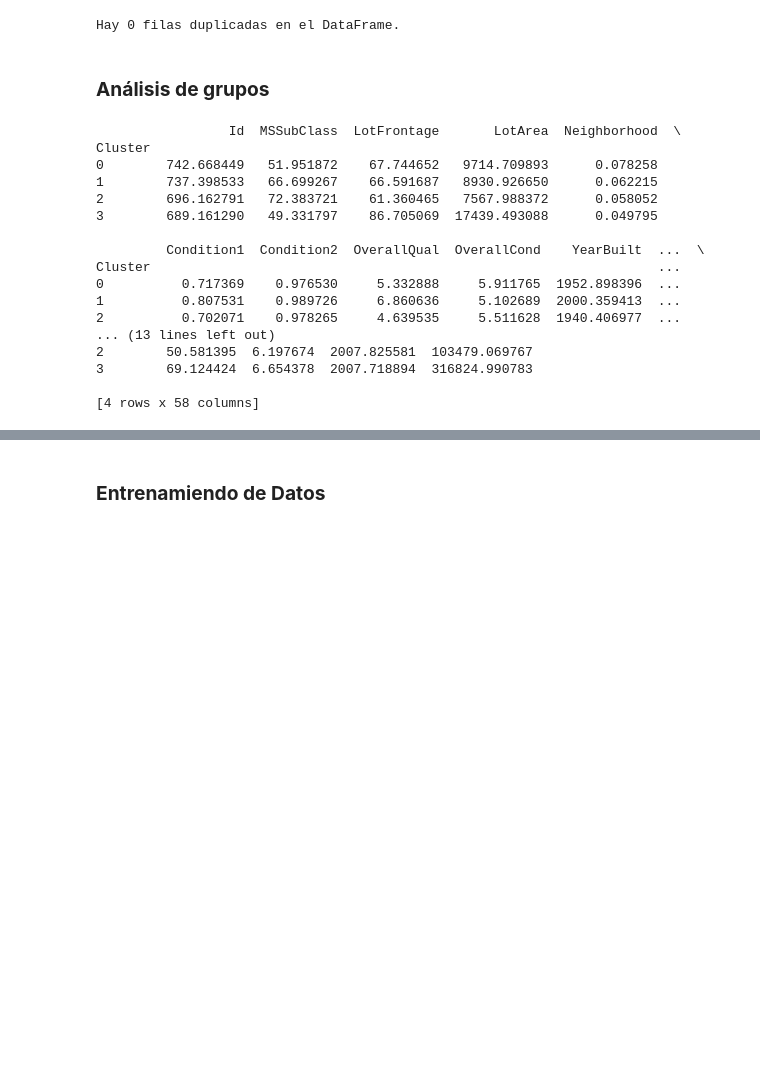
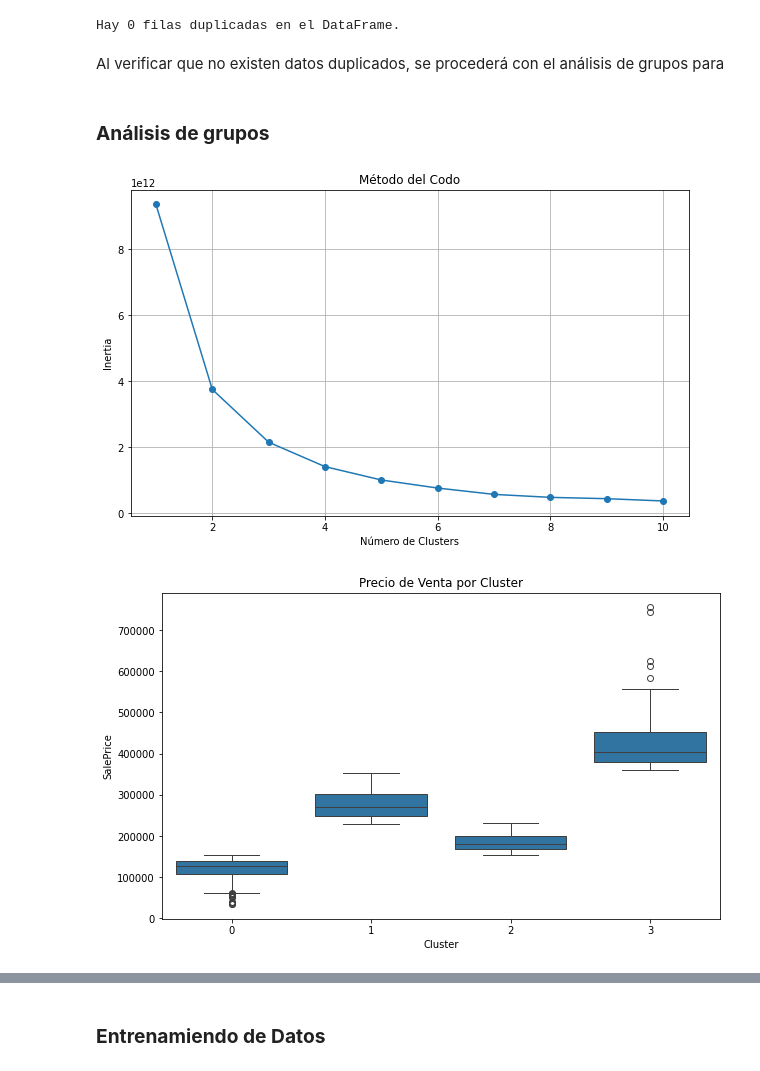
Before and after one commit to paulabaal12/PROY2-DM, a Jupyter notebook: proyecto.ipynb, the cells around one changed output, grey strips where cells are left out. Cells and saved outputs as stored; diff of their text form; code cells hidden in the pictures; blank space fills up the shorter version.

```diff
--- a/proyecto.ipynb
+++ b/proyecto.ipynb
@@ -298,43 +292,42 @@ duplicated_data = data.duplicated()
 print(f"Hay {duplicated_data.sum()} filas duplicadas en el DataFrame.")
 # %% [output]
 Hay 0 filas duplicadas en el DataFrame.
+# %% [markdown]
+Al verificar que no existen datos duplicados, se procederá con el análisis de grupos para
 # %% [markdown]
 ### **Análisis de grupos**
-# %%
-# características numéricas para el clustering
-numeric_features = data.select_dtypes(include=[np.number])
-
-# Manejar los valores faltantes llenándolos con la media de cada columna
-numeric_features = numeric_features.fillna(numeric_features.median())
-
-# Escalar los datos
-scaler = StandardScaler()
-scaled_data = scaler.fit_transform(numeric_features)
-
-# Aplicar K-Means para identificar los grupos
-kmeans = KMeans(n_clusters=4, random_state=42)
-data['Cluster'] = kmeans.fit_predict(scaled_data)
-
-# Analizar las características de cada grupo
-cluster_analysis = numeric_features.copy()
-cluster_analysis['Cluster'] = data['Cluster']
-cluster_analysis = cluster_analysis.groupby('Cluster').mean()
-print(cluster_analysis)
-# %% [output]
-                 Id  MSSubClass  LotFrontage       LotArea  Neighborhood  \
-Cluster
-0        742.668449   51.951872    67.744652   9714.709893      0.078258
-1        737.398533   66.699267    66.591687   8930.926650      0.062215
-2        696.162791   72.383721    61.360465   7567.988372      0.058052
-3        689.161290   49.331797    86.705069  17439.493088      0.049795
-
-         Condition1  Condition2  OverallQual  OverallCond    YearBuilt  ...  \
-Cluster                                                                 ...
-0          0.717369    0.976530     5.332888     5.911765  1952.898396  ...
-1          0.807531    0.989726     6.860636     5.102689  2000.359413  ...
-2          0.702071    0.978265     4.639535     5.511628  1940.406977  ...
-... (13 lines left out)
-2        50.581395  6.197674  2007.825581  103479.069767
-3        69.124424  6.654378  2007.718894  316824.990783
-
-[4 rows x 58 columns]
+# %%
+
+# Seleccionar variables relevantes
+features = data.select_dtypes(include=[np.number])
+
+# Método del codo
+inertia = []
+for k in range(1, 11):
+    kmeans = KMeans(n_clusters=k, random_state=13)
+    kmeans.fit(features)
+    inertia.append(kmeans.inertia_)
+
+plt.figure(figsize=(10, 6))
+plt.plot(range(1, 11), inertia, marker='o')
+plt.xlabel('Número de Clusters')
+plt.ylabel('Inertia')
+plt.title('Método del Codo')
+plt.grid(True)
+plt.show()
+
+# Elegir el número óptimo de clusters
+kmeans = KMeans(n_clusters=4, random_state=13)
+data['Cluster'] = kmeans.fit_predict(features)
+
+# Resumen de clusters
+cluster_summary = data.groupby('Cluster').mean()
+
+# Visualizar SalePrice por Cluster
+plt.figure(figsize=(10,6))
+sns.boxplot(x=data['Cluster'], y=data['SalePrice'])
+plt.title('Precio de Venta por Cluster')
+plt.show()
+# %% [output]
+[figure, added]
+[figure, added]
```
Also changed, not shown: parts of 29 cells of this notebook.
